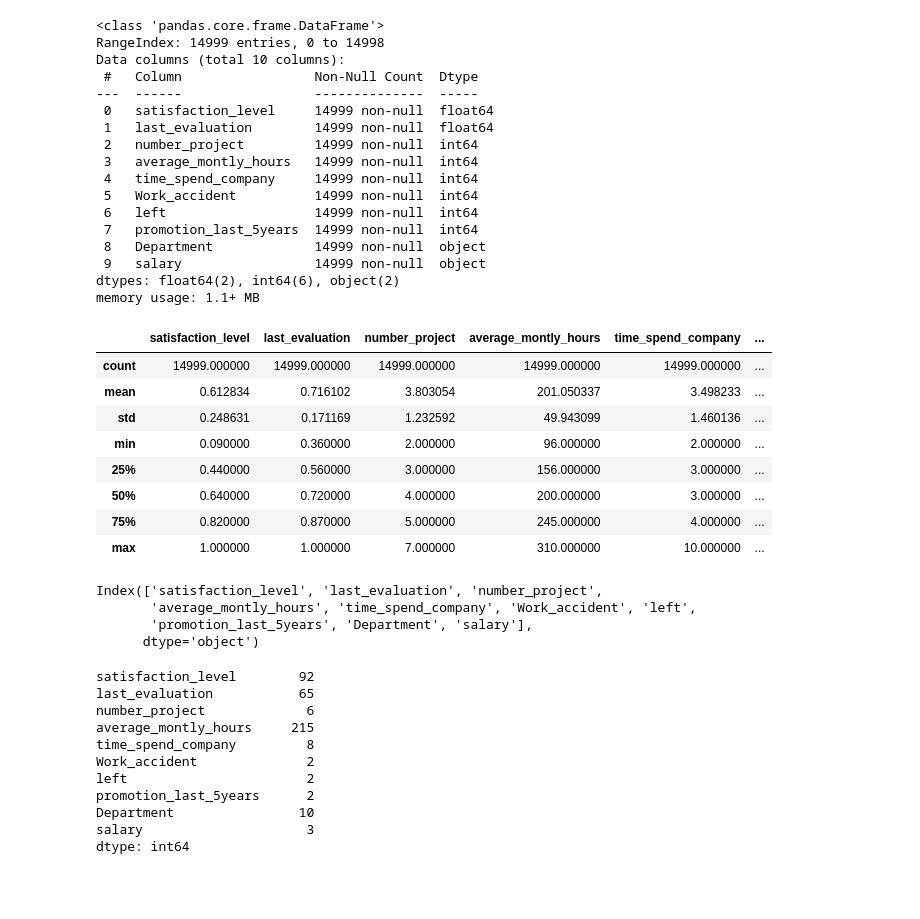
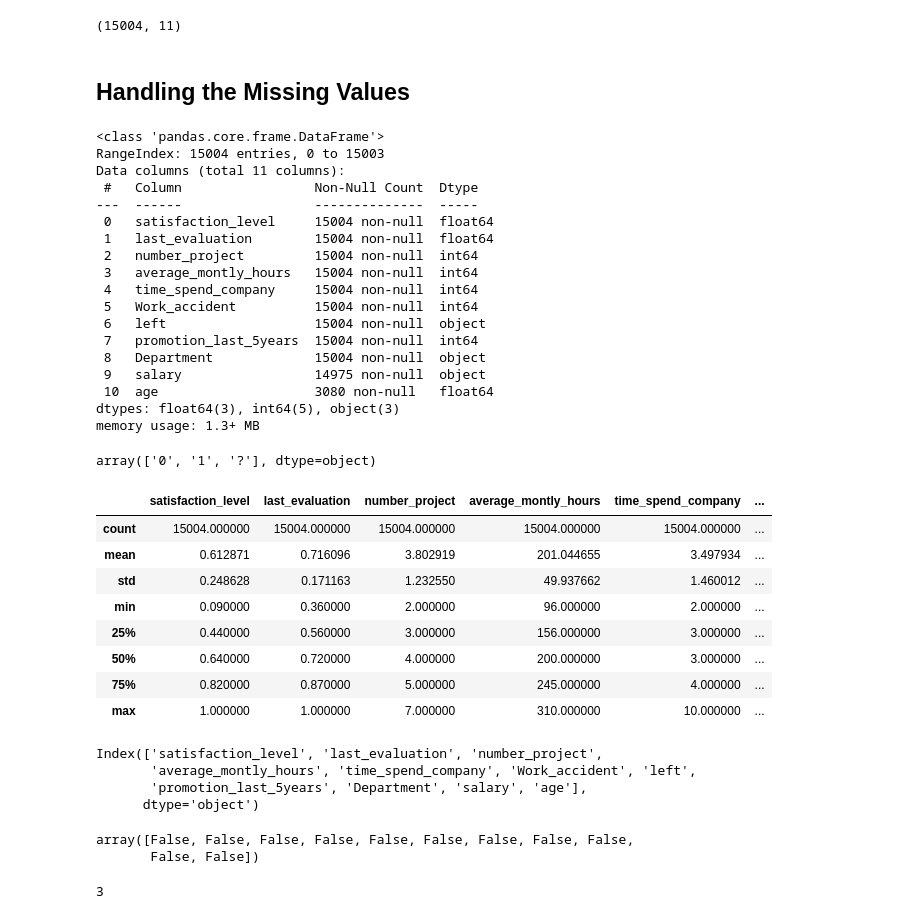
Before and after one commit to NisAchal/HR_ANALYSIS, a Jupyter notebook: HR_Analysis.ipynb, the cells around one changed output. Drawn from its saved outputs; the diff is of its cells as text; code cells hidden in the pictures; blank space fills up the shorter version.

```diff
--- a/HR_Analysis.ipynb
+++ b/HR_Analysis.ipynb
@@ -25,3 +10,3 @@ import numpy as np
 # %%
-df = pd.read_csv('./HR_DATA/HR.csv')
+data = pd.read_csv('./HR_DATA/HR-Analytics.csv')
 # %%
@@ -36,53 +30,57 @@ df.head()
+# %%
+data.shape
+# %% [output]
+(15004, 11)
+# %% [markdown]
+## Handling the Missing Values
 # %%
-df.info()
+data.info()
 # %% [output]
 <class 'pandas.core.frame.DataFrame'>
-RangeIndex: 14999 entries, 0 to 14998
-Data columns (total 10 columns):
+RangeIndex: 15004 entries, 0 to 15003
+Data columns (total 11 columns):
  #   Column                 Non-Null Count  Dtype
 ---  ------                 --------------  -----
- 0   satisfaction_level     14999 non-null  float64
- 1   last_evaluation        14999 non-null  float64
- 2   number_project         14999 non-null  int64
- 3   average_montly_hours   14999 non-null  int64
- 4   time_spend_company     14999 non-null  int64
- 5   Work_accident          14999 non-null  int64
- 6   left                   14999 non-null  int64
- 7   promotion_last_5years  14999 non-null  int64
- 8   Department             14999 non-null  object
- 9   salary                 14999 non-null  object
-dtypes: float64(2), int64(6), object(2)
-memory usage: 1.1+ MB
+ 0   satisfaction_level     15004 non-null  float64
+ 1   last_evaluation        15004 non-null  float64
+ 2   number_project         15004 non-null  int64
+ 3   average_montly_hours   15004 non-null  int64
+ 4   time_spend_company     15004 non-null  int64
+ 5   Work_accident          15004 non-null  int64
+ 6   left                   15004 non-null  object
+ 7   promotion_last_5years  15004 non-null  int64
+ 8   Department             15004 non-null  object
+ 9   salary                 14975 non-null  object
+ 10  age                    3080 non-null   float64
+dtypes: float64(3), int64(5), object(3)
+memory usage: 1.3+ MB
+# %%
+data.left.unique() # It gives what unique values are in the list
+# %% [output]
+array(['0', '1', '?'], dtype=object)
 # %%
-df.describe()
+data.describe()
 # %% [output]
 |  | satisfaction_level | last_evaluation | number_project | average_montly_hours | time_spend_company | ... |
-| count | 14999.000000 | 14999.000000 | 14999.000000 | 14999.000000 | 14999.000000 | ... |
-| mean | 0.612834 | 0.716102 | 3.803054 | 201.050337 | 3.498233 | ... |
-| std | 0.248631 | 0.171169 | 1.232592 | 49.943099 | 1.460136 | ... |
+| count | 15004.000000 | 15004.000000 | 15004.000000 | 15004.000000 | 15004.000000 | ... |
+| mean | 0.612871 | 0.716096 | 3.802919 | 201.044655 | 3.497934 | ... |
+| std | 0.248628 | 0.171163 | 1.232550 | 49.937662 | 1.460012 | ... |
 | min | 0.090000 | 0.360000 | 2.000000 | 96.000000 | 2.000000 | ... |
 | 25% | 0.440000 | 0.560000 | 3.000000 | 156.000000 | 3.000000 | ... |
 | 50% | 0.640000 | 0.720000 | 4.000000 | 200.000000 | 3.000000 | ... |
 | 75% | 0.820000 | 0.870000 | 5.000000 | 245.000000 | 4.000000 | ... |
 | max | 1.000000 | 1.000000 | 7.000000 | 310.000000 | 10.000000 | ... |
 # %%
-df.columns
+print(data.columns)
+data.columns.isnull()
 # %% [output]
 Index(['satisfaction_level', 'last_evaluation', 'number_project',
        'average_montly_hours', 'time_spend_company', 'Work_accident', 'left',
-       'promotion_last_5years', 'Department', 'salary'],
+       'promotion_last_5years', 'Department', 'salary', 'age'],
       dtype='object')
+array([False, False, False, False, False, False, False, False, False,
+       False, False])
 # %%
-df.nunique()
+data.left.nunique() #It gives the number of unique value
 # %% [output]
-satisfaction_level        92
-last_evaluation           65
-number_project             6
-average_montly_hours     215
-time_spend_company         8
-Work_accident              2
-left                       2
-promotion_last_5years      2
-Department                10
-salary                     3
-dtype: int64
+3
```
Also changed, not shown: parts of 34 cells of this notebook, 1 other file.
